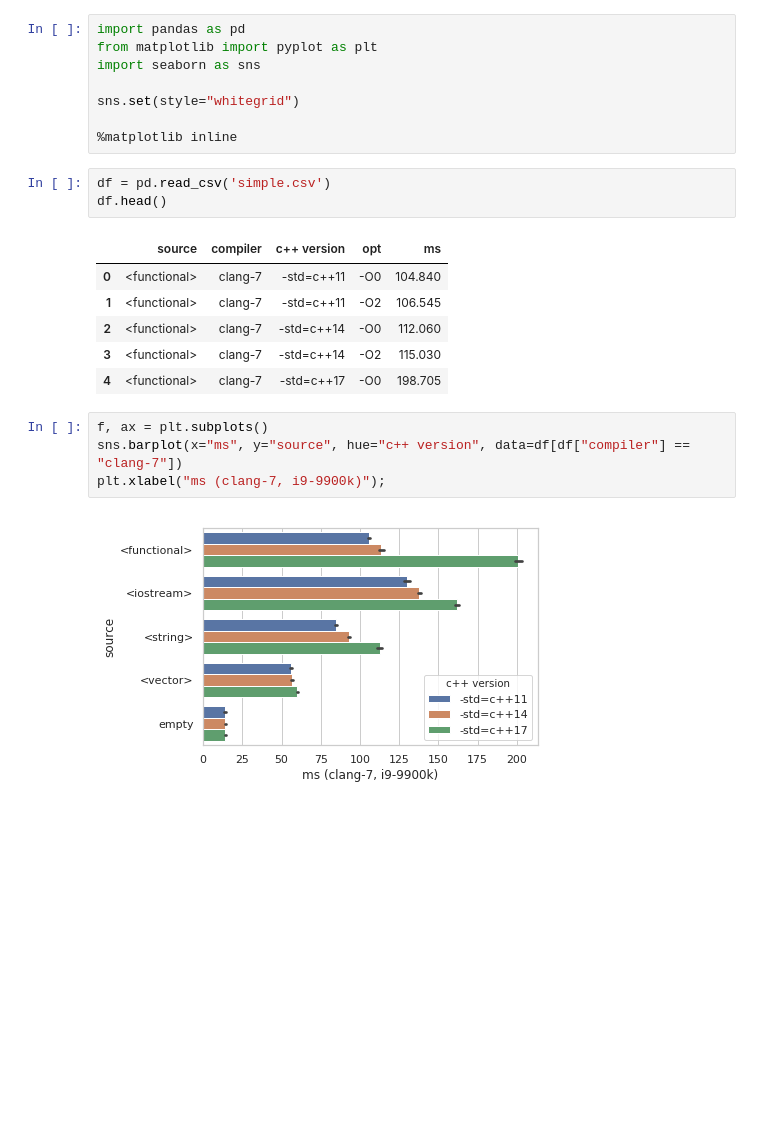
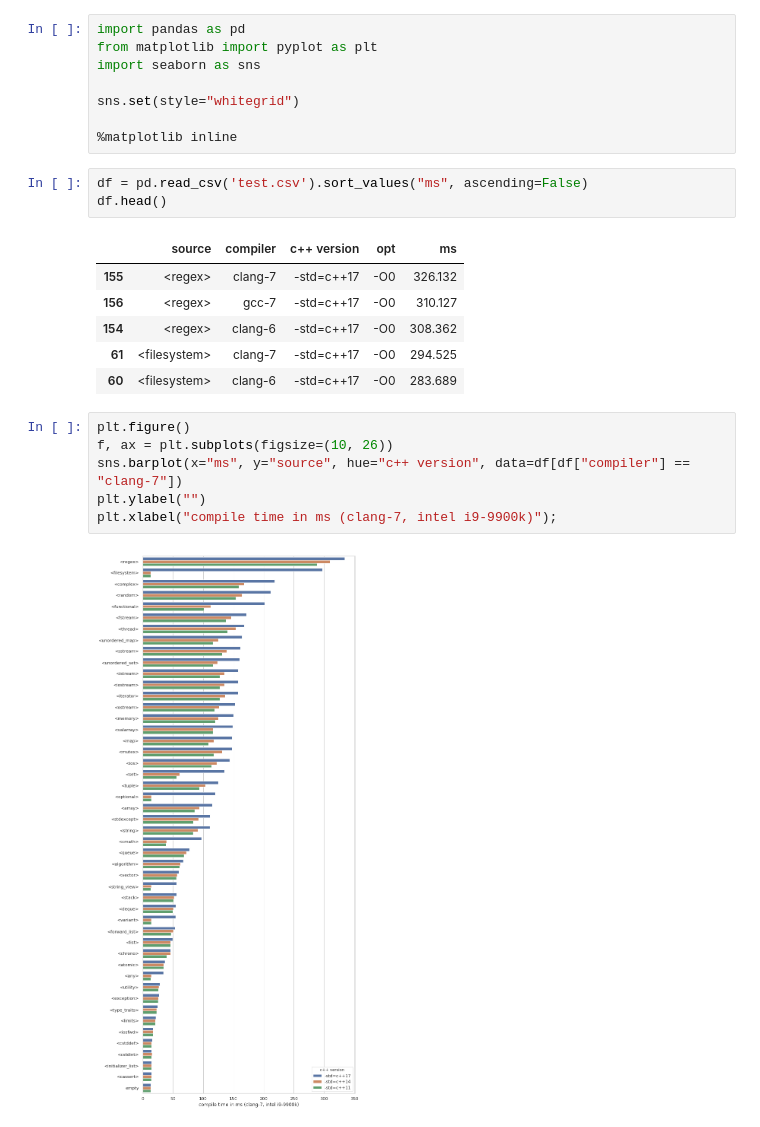
Before and after one commit to Philip-Trettner/cpp-header-benchmark, a Jupyter notebook: eval/cpp-header-benchmark.ipynb, the cells around one changed output. Drawn from its saved outputs; the diff is of its cells as text; blank space fills up the shorter version.

Commit message:
improved flags, tried different compilers, added more std headers

```diff
--- a/eval/cpp-header-benchmark.ipynb
+++ b/eval/cpp-header-benchmark.ipynb
@@ -7,18 +7,20 @@ sns.set(style="whitegrid")
 
 %matplotlib inline
 # %%
-df = pd.read_csv('simple.csv')
+df = pd.read_csv('test.csv').sort_values("ms", ascending=False)
 df.head()
 # %% [output]
 |  | source | compiler | c++ version | opt | ms |
-| 0 | <functional> | clang-7 | -std=c++11 | -O0 | 104.840 |
-| 1 | <functional> | clang-7 | -std=c++11 | -O2 | 106.545 |
-| 2 | <functional> | clang-7 | -std=c++14 | -O0 | 112.060 |
-| 3 | <functional> | clang-7 | -std=c++14 | -O2 | 115.030 |
-| 4 | <functional> | clang-7 | -std=c++17 | -O0 | 198.705 |
+| 155 | <regex> | clang-7 | -std=c++17 | -O0 | 326.132 |
+| 156 | <regex> | gcc-7 | -std=c++17 | -O0 | 310.127 |
+| 154 | <regex> | clang-6 | -std=c++17 | -O0 | 308.362 |
+| 61 | <filesystem> | clang-7 | -std=c++17 | -O0 | 294.525 |
+| 60 | <filesystem> | clang-6 | -std=c++17 | -O0 | 283.689 |
 # %%
-f, ax = plt.subplots()
+plt.figure()
+f, ax = plt.subplots(figsize=(10, 26))
 sns.barplot(x="ms", y="source", hue="c++ version", data=df[df["compiler"] == "clang-7"])
-plt.xlabel("ms (clang-7, i9-9900k)");
+plt.ylabel("")
+plt.xlabel("compile time in ms (clang-7, intel i9-9900k)");
 # %% [output]
-[figure, old version]
+[figure, new version]
```
Also changed, not shown: parts of 1 cell of this notebook, 2 other files.
